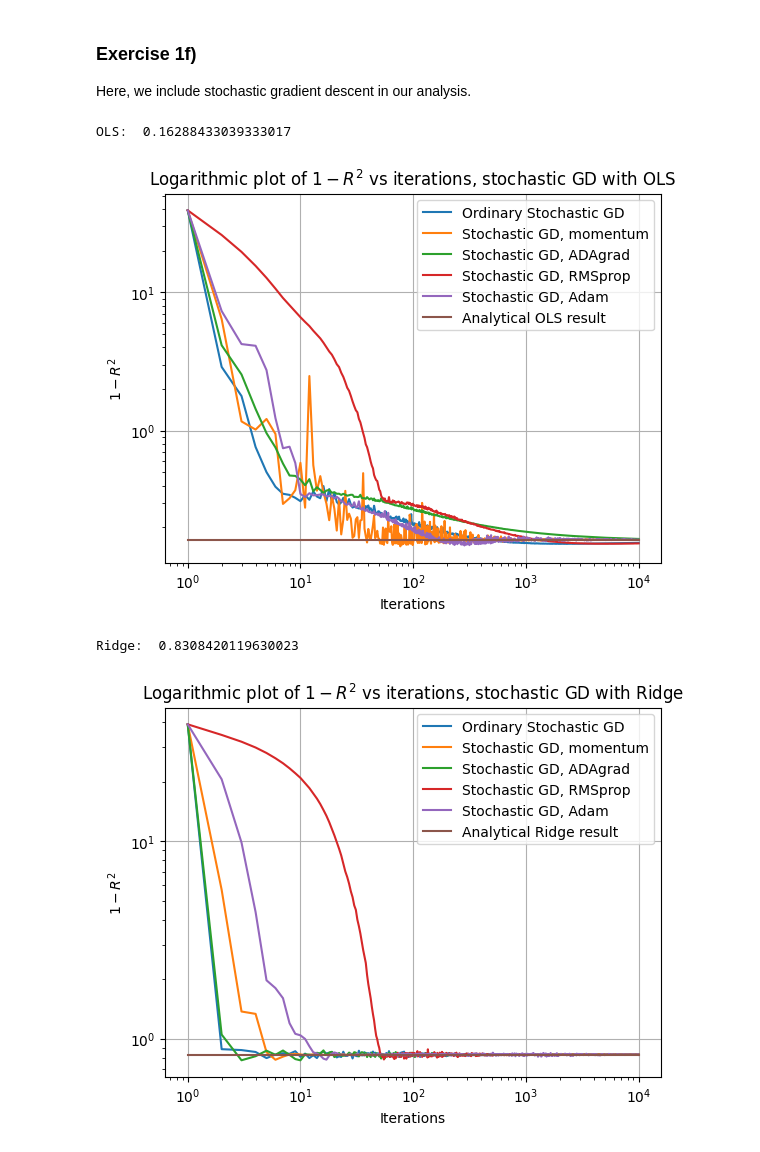
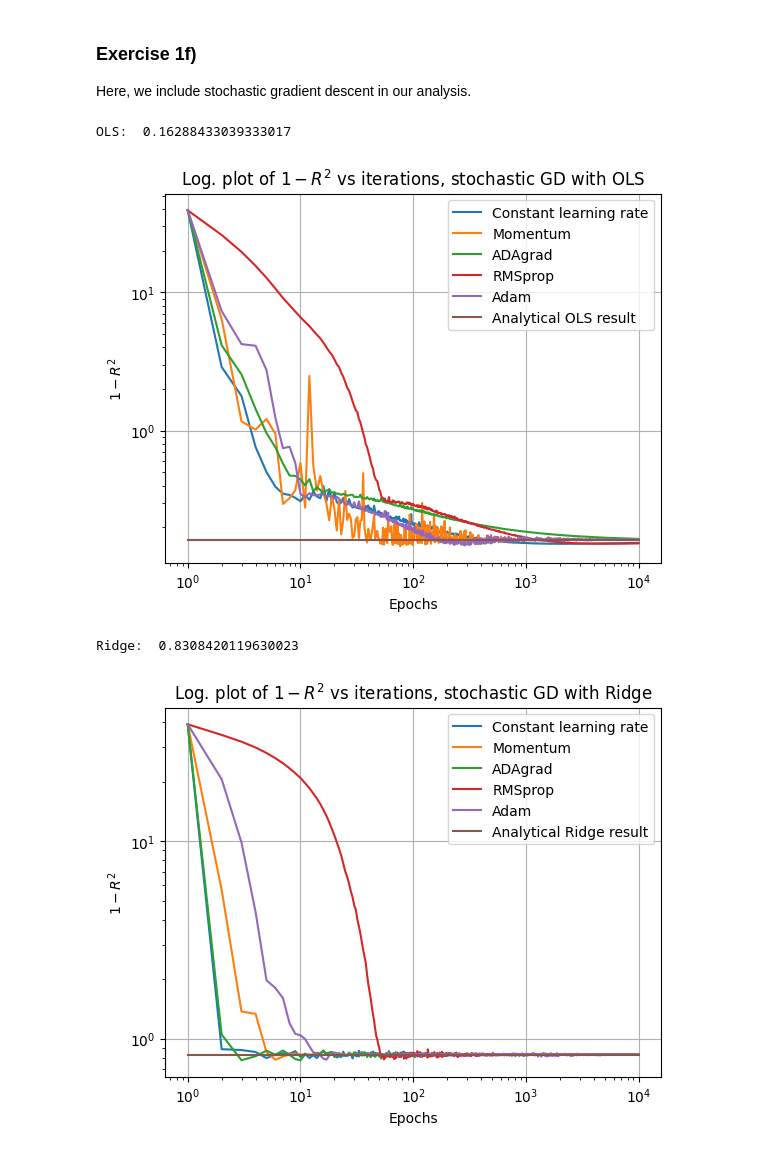
Before and after one commit to HeineEH/FYS-STK3155-4155_Project1, a Jupyter notebook: code/project_1ef.ipynb, the cells around one changed output. Saved outputs shown, nothing was run; the diff lists cells and outputs as text; code cells hidden in the pictures.

```diff
--- a/code/project_1ef.ipynb
+++ b/code/project_1ef.ipynb
@@ -116,19 +116,19 @@ mse_data_gd_ADAgrad_stochastic = gd_ADAgrad_stochastic.train(epochs=iterations)
 mse_data_gd_RMSprop_stochastic = gd_RMSprop_stochastic.train(epochs=iterations)
 mse_data_gd_Adam_stochastic = gd_Adam_stochastic.train(epochs=iterations)
 # %%
-plt.plot(mse_data_gd_constant_step_stochastic[0], mse_data_gd_constant_step_stochastic[1],label='Ordinary Stochastic GD')
-plt.plot(mse_data_gd_momentum_stochastic[0], mse_data_gd_momentum_stochastic[1], label='Stochastic GD, momentum')
-plt.plot(mse_data_gd_ADAgrad_stochastic[0], mse_data_gd_ADAgrad_stochastic[1],label='Stochastic GD, ADAgrad')
-plt.plot(mse_data_gd_RMSprop_stochastic[0], mse_data_gd_RMSprop_stochastic[1], label='Stochastic GD, RMSprop')
-plt.plot(mse_data_gd_Adam_stochastic[0], mse_data_gd_Adam_stochastic[1],label='Stochastic GD, Adam')
+plt.plot(mse_data_gd_constant_step_stochastic[0], mse_data_gd_constant_step_stochastic[1],label='Constant learning rate')
+plt.plot(mse_data_gd_momentum_stochastic[0], mse_data_gd_momentum_stochastic[1], label='Momentum')
+plt.plot(mse_data_gd_ADAgrad_stochastic[0], mse_data_gd_ADAgrad_stochastic[1],label='ADAgrad')
+plt.plot(mse_data_gd_RMSprop_stochastic[0], mse_data_gd_RMSprop_stochastic[1], label='RMSprop')
+plt.plot(mse_data_gd_Adam_stochastic[0], mse_data_gd_Adam_stochastic[1],label='Adam')
 
 sklearn_mse = gd_constant_stochastic.analytical_OLS_mse()
 print("OLS: ",sklearn_mse)
 plt.plot(mse_data_gd_constant_step[0],np.ones(len(mse_data_gd_constant_step[0]))*sklearn_mse,label="Analytical OLS result")
 
-plt.title(r"Logarithmic plot of $1 - R^2$ vs iterations, stochastic GD with OLS")
-plt.xlabel("Iterations")
-plt.ylabel(r"$1 - R^2$")
+plt.title("Log. plot of $1 - R^2$ vs iterations, stochastic GD with OLS")
+plt.xlabel("Epochs")
+plt.ylabel("$1 - R^2$")
 plt.loglog()
 plt.grid()
 plt.legend(loc="upper right")
@@ -136,7 +136,7 @@ plt.legend(loc="upper right")
 plt.show()
 # %% [output]
 OLS:  0.16288433039333017
-[figure, old version]
+[figure, new version]
 # %%
 # Ridge regression, with stochastic gradient descent.
 
@@ -154,27 +154,27 @@ mse_data_gd_ADAgrad_stochastic = gd_ADAgrad_stochastic.train(epochs=iterations)
 mse_data_gd_RMSprop_stochastic = gd_RMSprop_stochastic.train(epochs=iterations)
 mse_data_gd_Adam_stochastic = gd_Adam_stochastic.train(epochs=iterations)
 # %%
-plt.plot(mse_data_gd_constant_step_stochastic[0], mse_data_gd_constant_step_stochastic[1],label='Ordinary Stochastic GD')
-plt.plot(mse_data_gd_momentum_stochastic[0], mse_data_gd_momentum_stochastic[1], label='Stochastic GD, momentum')
-plt.plot(mse_data_gd_ADAgrad_stochastic[0], mse_data_gd_ADAgrad_stochastic[1],label='Stochastic GD, ADAgrad')
-plt.plot(mse_data_gd_RMSprop_stochastic[0], mse_data_gd_RMSprop_stochastic[1], label='Stochastic GD, RMSprop')
-plt.plot(mse_data_gd_Adam_stochastic[0], mse_data_gd_Adam_stochastic[1],label='Stochastic GD, Adam')
+plt.plot(mse_data_gd_constant_step_stochastic[0], mse_data_gd_constant_step_stochastic[1],label='Constant learning rate')
+plt.plot(mse_data_gd_momentum_stochastic[0], mse_data_gd_momentum_stochastic[1], label='Momentum')
+plt.plot(mse_data_gd_ADAgrad_stochastic[0], mse_data_gd_ADAgrad_stochastic[1],label='ADAgrad')
+plt.plot(mse_data_gd_RMSprop_stochastic[0], mse_data_gd_RMSprop_stochastic[1], label='RMSprop')
+plt.plot(mse_data_gd_Adam_stochastic[0], mse_data_gd_Adam_stochastic[1],label='Adam')
 
 sklearn_mse = gd_constant_stochastic.analytical_Ridge_mse(10**1)
 print("Ridge: ",sklearn_mse)
 plt.plot(mse_data_gd_constant_step[0],np.ones(len(mse_data_gd_constant_step[0]))*sklearn_mse,label="Analytical Ridge result")
 
-plt.title(r"Logarithmic plot of $1 - R^2$ vs iterations, stochastic GD with Ridge")
-plt.xlabel("Iterations")
-plt.ylabel(r"$1 - R^2$")
+plt.title("Log. plot of $1 - R^2$ vs iterations, stochastic GD with Ridge")
+plt.xlabel("Epochs")
+plt.ylabel("$1 - R^2$")
 plt.loglog()
 plt.grid()
 plt.legend(loc="upper right")
 
 plt.show()
 # %% [output]
 Ridge:  0.8308420119630023
-[figure, old version]
+[figure, new version]
 # %%
 # Lasso regression, with stochastic gradient descent.
 
```
Also changed, not shown: parts of 3 cells of this notebook, 1 other file.
